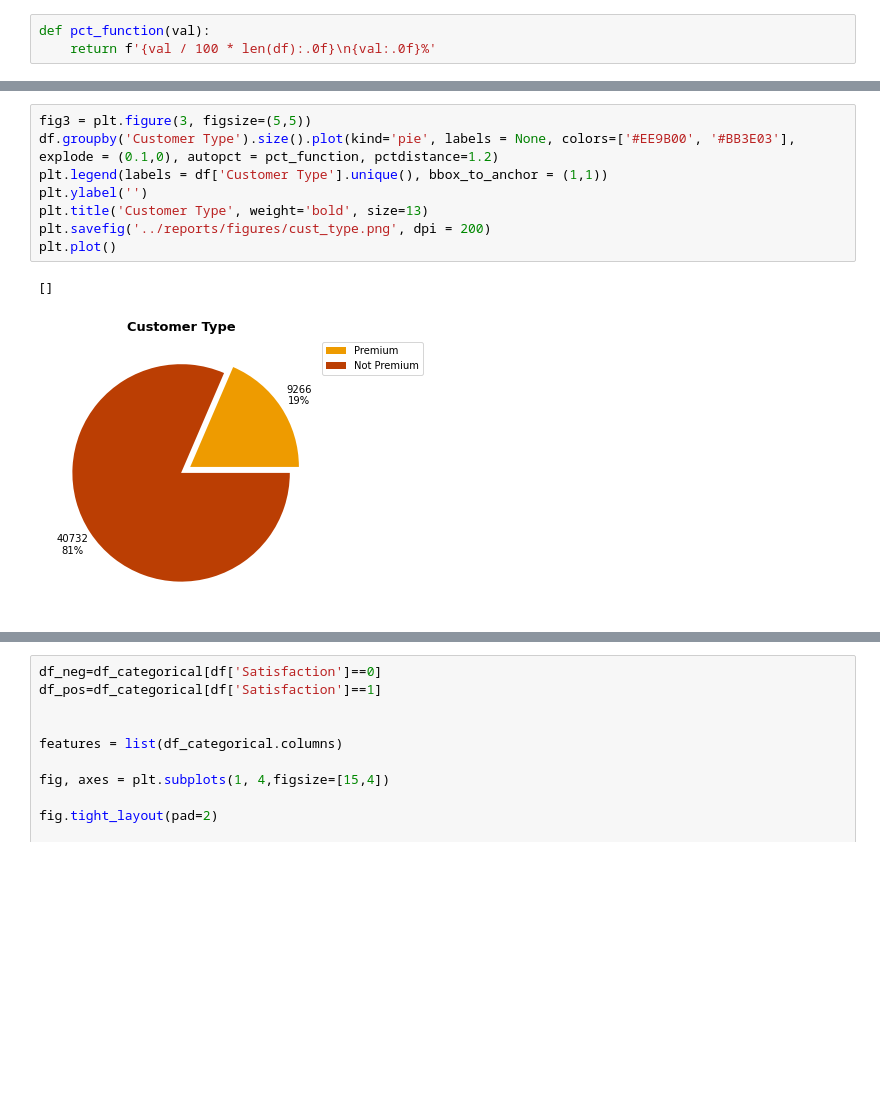
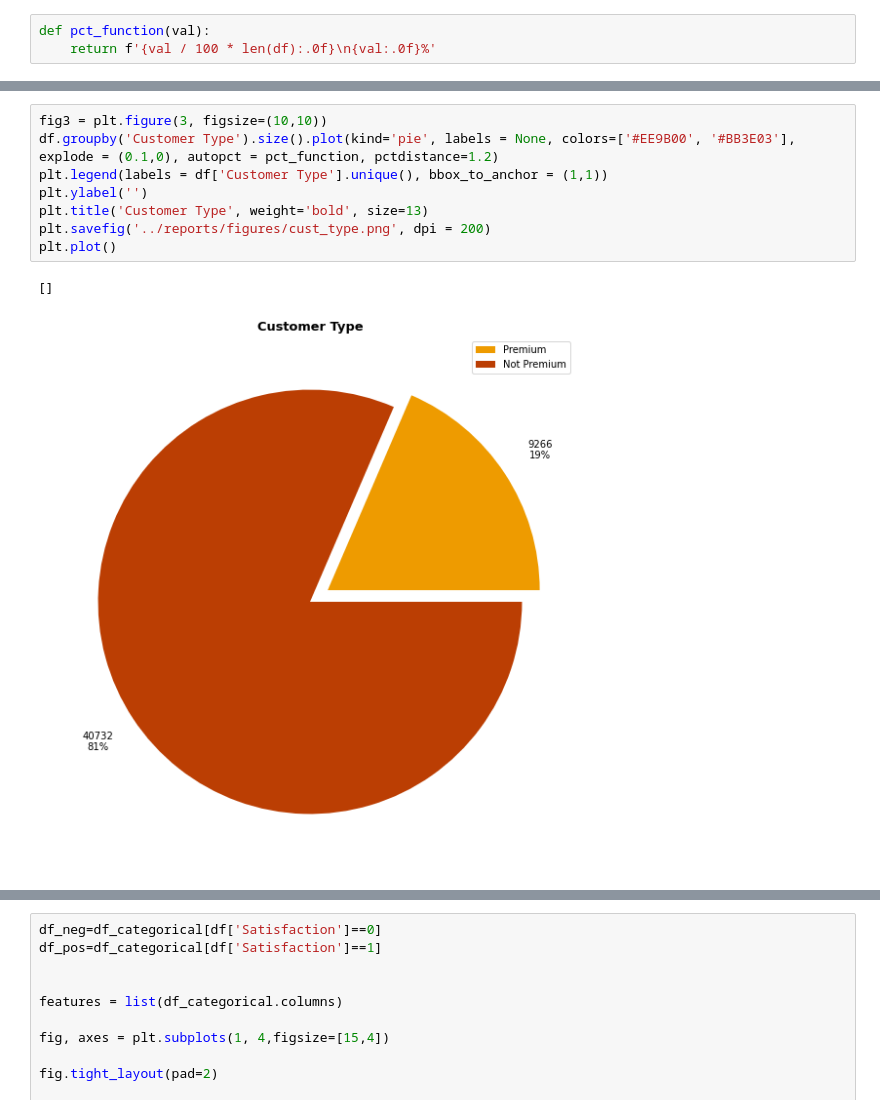
Before and after one commit to FedericoCantarelli/Customer-Satisfaction-Yojo, a Jupyter notebook: notebooks/2.0-fc-dataexploration.ipynb, the cells around one changed output, grey strips where cells are left out. Saved outputs shown, nothing was run; the diff lists cells and outputs as text; blank space fills up the shorter version.

```diff
--- a/notebooks/2.0-fc-dataexploration.ipynb
+++ b/notebooks/2.0-fc-dataexploration.ipynb
@@ -177,12 +181,12 @@ plt.plot()
 # %%
-fig3 = plt.figure(3, figsize=(5,5))
+fig3 = plt.figure(3, figsize=(10,10))
 df.groupby('Customer Type').size().plot(kind='pie', labels = None, colors=['#EE9B00', '#BB3E03'], explode = (0.1,0), autopct = pct_function, pctdistance=1.2)
 plt.legend(labels = df['Customer Type'].unique(), bbox_to_anchor = (1,1))
 plt.ylabel('')
 plt.title('Customer Type', weight='bold', size=13)
 plt.savefig('../reports/figures/cust_type.png', dpi = 200)
 plt.plot()
 # %% [output]
 []
-[figure, old version]
+[figure, new version]
 # %%
```
Also changed, not shown: parts of 11 cells of this notebook, 32 other files.
